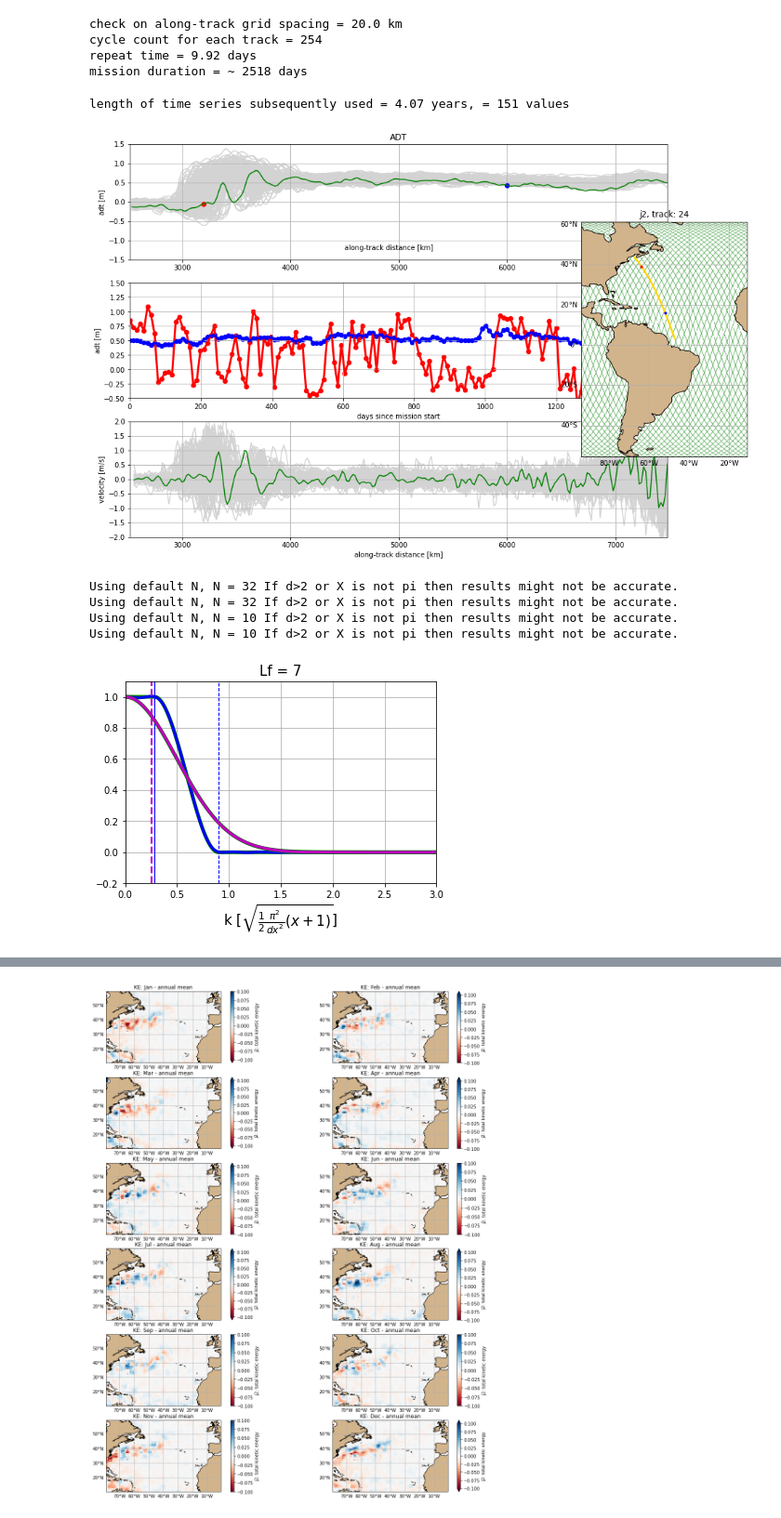
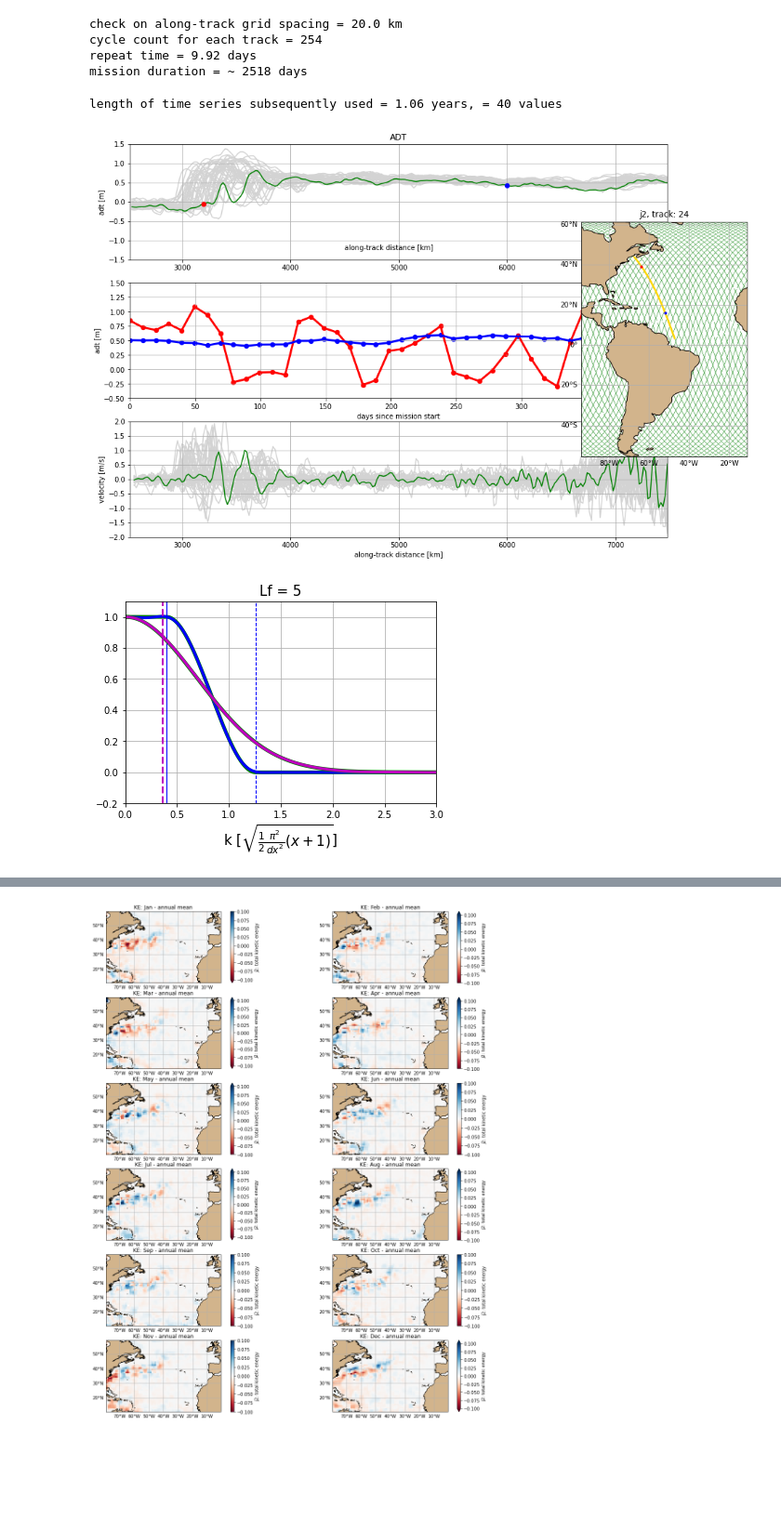
Before and after one commit to ocean-eddy-cpt/WP1T2-2D-EKE-Analysis, a Jupyter notebook: along_track_filtering.ipynb, the cells around one changed output, grey strips where cells are left out. Shown at 93% size. Saved outputs shown, nothing was run; the diff lists cells and outputs as text; code cells hidden in the pictures; blank space fills up the shorter version.

Commit message:
improve documentation and degree based filter

```diff
--- a/along_track_filtering.ipynb
+++ b/along_track_filtering.ipynb
@@ -66,7 +66,8 @@ mission duration = ~ 2518 days
 # - what fraction of total time series do we want to consider
 # - saves computational time
 # ******************************************
-time_cutoff = len(time_record[0]) - 127 # 20   # how many cycles to consider (how long of a time series to analyze) (j2 = 129, 20 = 7yrs, 165)
+time_cutoff = len(time_record[0]) - 238
+# how many cycles to consider (how long of a time series to analyze) (-127=4years, -202=2years, -238=1year)
 # ******************************************
 year_frac = ((time_record[0][0:time_cutoff] - time_record[0][0])/(60*60*24))/365
 print('length of time series subsequently used = ' + str(np.round(year_frac[-1], 2)) + ' years, = ' + str(len(year_frac)) + ' values')
@@ -98,7 +99,7 @@ for i in tqdm(range(len(sla_t_win))):
     sla_sq.append(sla_t_win[i]**2)
     adt_sq.append(adt_t_win[i]**2)
 # %% [output]
-length of time series subsequently used = 4.07 years, = 151 values
+length of time series subsequently used = 1.06 years, = 40 values
 # %%
 # --------------------------------------
 # VELOCITY VELOCITY VELOCITY
@@ -135,10 +136,8 @@ ax1.set_ylim([-0.5, 1.5])
 ax1.set_xlim([0, (time_t_win[gid][-1] - time_t_win[gid][0])/(60*60*24) + 25])
 # -- inset
 a = f.add_axes([.72, .28, .35, .45], projection=ccrs.PlateCarree())
-z_lon_w = np.nanmin(lon_record[gid])
-z_lon_e = np.nanmax(lon_record[gid])
-z_lat_s = np.nanmin(lat_record[gid])
-z_lat_n = np.nanmax(lat_record[gid])
+z_lon_w = np.nanmin(lon_record[gid]); z_lon_e = np.nanmax(lon_record[gid]);
+z_lat_s = np.nanmin(lat_record[gid]); z_lat_n = np.nanmax(lat_record[gid]);
 inn = np.where((lon_t > z_lon_w) & (lon_t < z_lon_e) & (lat_t > z_lat_s) & (lat_t < z_lat_n))[0]
 # tracks that fall within this box
 [ci, ai, bi] = np.intersect1d(track_record, np.unique(track_t[inn]), return_indices=True)
@@ -182,29 +181,23 @@ a.set_extent([z_lon_w, z_lon_e, z_lat_s, z_lat_n], crs=ccrs.PlateCarree())
 gl = a.gridlines(draw_labels=True)
 gl.xlabels_top = False
 gl.ylabels_right = False
-ax2.grid()
-ax1.grid()
-ax0.grid()
+ax2.grid(); ax1.grid(); ax0.grid();
 plt.show()
 # f.savefig(this_sat + '_sample_adt_space_time', dpi=250)
 # %% [output]
-[figure, old version]
+[figure, new version]
 # %%
-# VELOCITY FILTERING EXAMPLE
+# Filter Velocity Using three separate kernels
 # construct filter
-sample_LfB = 7                             # boxcar (full width of filter)
+sample_LfB = 5                             # boxcar (full width of filter)
 sample_LfT = sample_LfB                    # sharp
 sample_LfG = sample_LfB                    # gaussian
 plot_filter = 1
 vel_taper = Filter('Taper', total_vel, 1, sample_LfT, plot_filter=1)
 vel_sq_taper = Filter('Taper', total_vel_sq, 1, sample_LfT)
 vel_gauss = Filter('Gaussian', total_vel, 1, sample_LfG, plot_filter=1)
 vel_sq_gauss = Filter('Gaussian', total_vel_sq, 1, sample_LfG)
 vel_boxcar = Filter('boxcar', total_vel, 1, sample_LfB)
 vel_sq_boxcar = Filter('boxcar', total_vel_sq, 1, sample_LfB)
 # %% [output]
-Using default N, N = 32 If d>2 or X is not pi then results might not be accurate.
-Using default N, N = 32 If d>2 or X is not pi then results might not be accurate.
-Using default N, N = 10 If d>2 or X is not pi then results might not be accurate.
-Using default N, N = 10 If d>2 or X is not pi then results might not be accurate.
-[figure, old version]
+[figure, new version]
```
Also changed, not shown: parts of 13 cells of this notebook, 2 other files.
